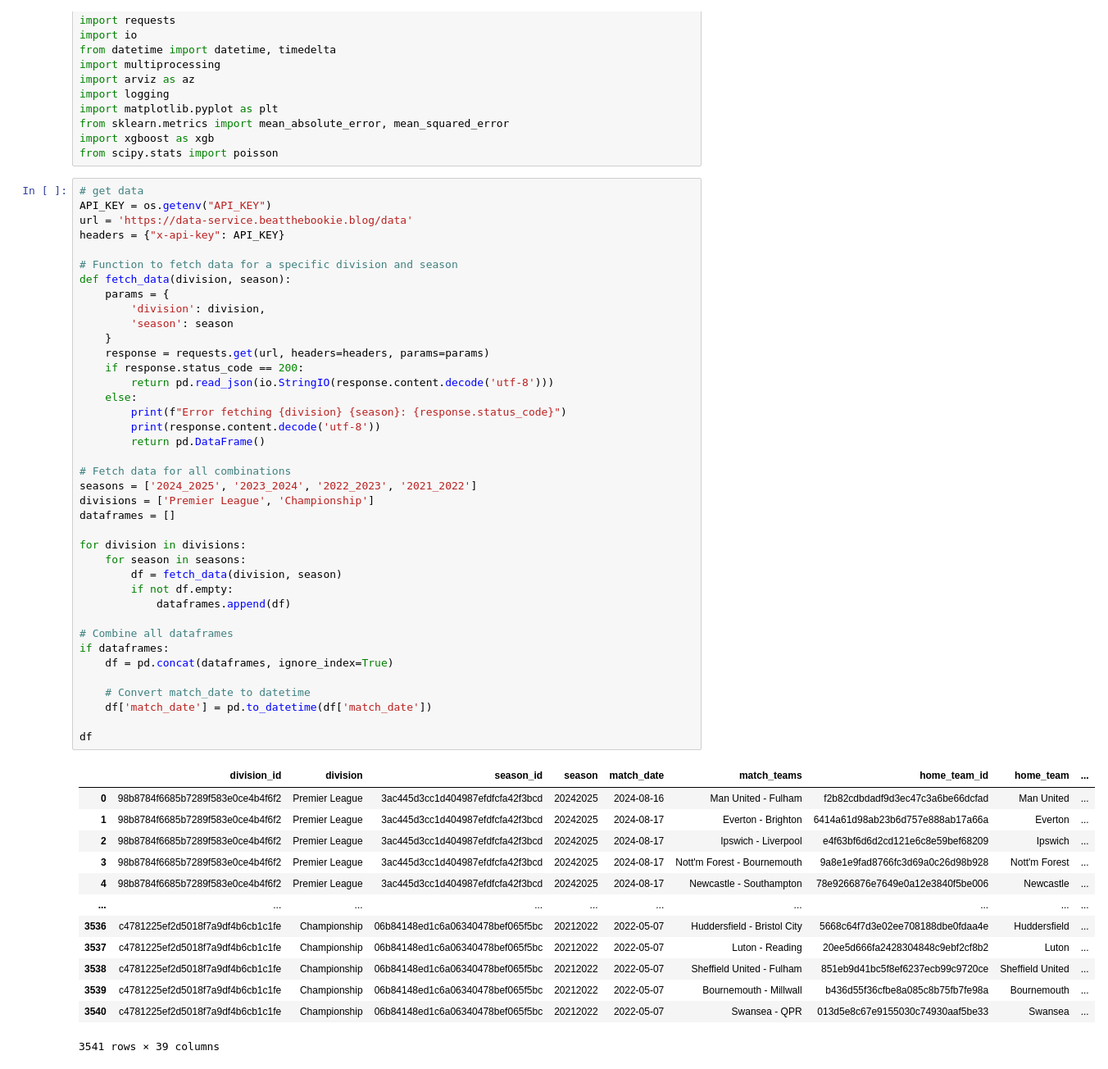
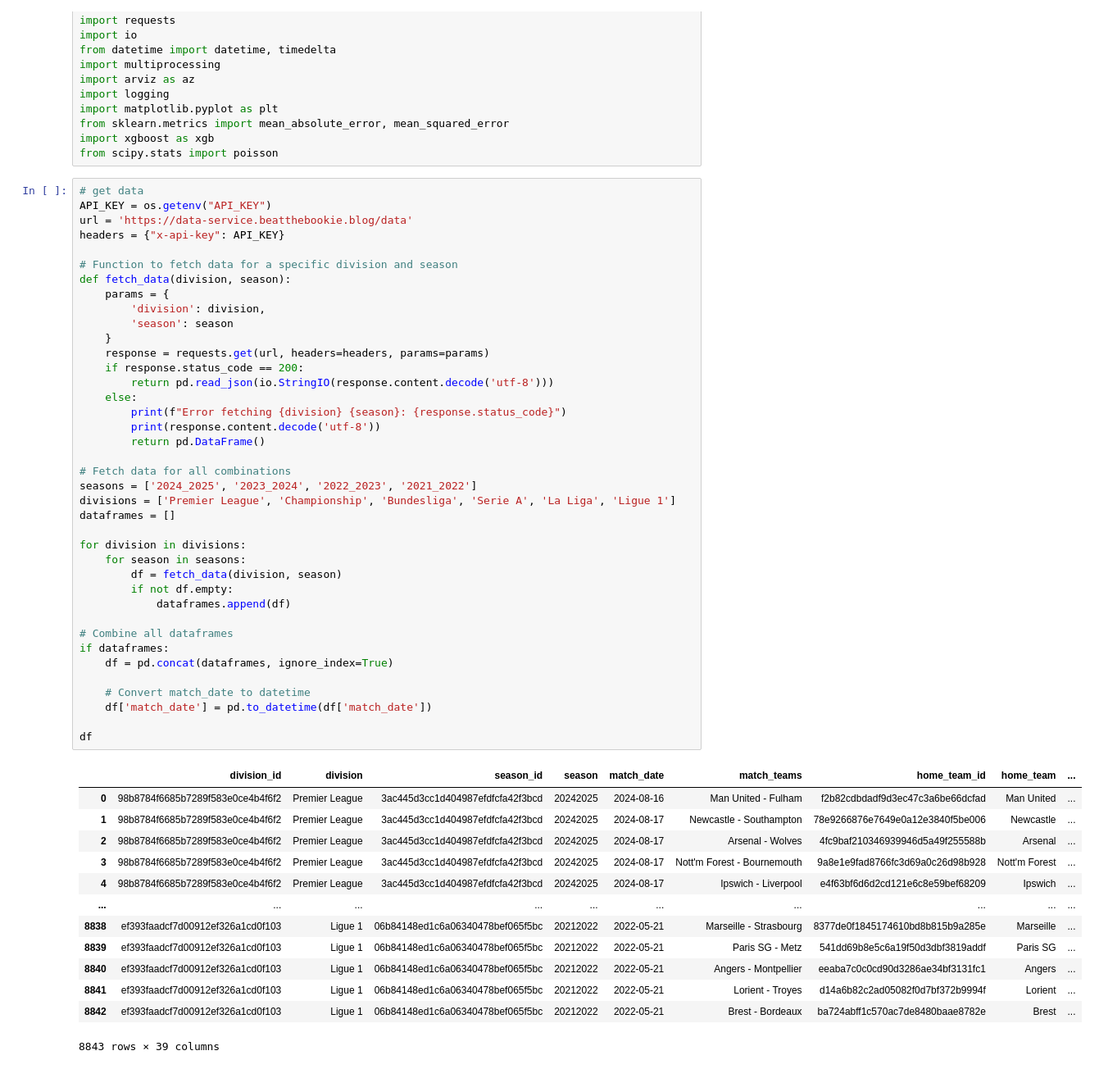
Before and after one commit to louis-porter/team-eval, a Jupyter notebook: ml/xgboost_model.ipynb, the cells around one changed output. Shown at 82% size. Saved outputs shown, nothing was run; the diff lists cells and outputs as text.

```diff
--- a/ml/xgboost_model.ipynb
+++ b/ml/xgboost_model.ipynb
@@ -26,45 +26,45 @@ def fetch_data(division, season):
     }
     response = requests.get(url, headers=headers, params=params)
     if response.status_code == 200:
         return pd.read_json(io.StringIO(response.content.decode('utf-8')))
     else:
         print(f"Error fetching {division} {season}: {response.status_code}")
         print(response.content.decode('utf-8'))
         return pd.DataFrame()
 
 # Fetch data for all combinations
 seasons = ['2024_2025', '2023_2024', '2022_2023', '2021_2022']
-divisions = ['Premier League', 'Championship']
+divisions = ['Premier League', 'Championship', 'Bundesliga', 'Serie A', 'La Liga', 'Ligue 1']
 dataframes = []
 
 for division in divisions:
     for season in seasons:
         df = fetch_data(division, season)
         if not df.empty:
             dataframes.append(df)
 
 # Combine all dataframes
 if dataframes:
     df = pd.concat(dataframes, ignore_index=True)
 
     # Convert match_date to datetime
     df['match_date'] = pd.to_datetime(df['match_date'])
 
 df
 # %% [output]
 |  | division_id | division | season_id | season | match_date | match_teams | home_team_id | home_team | ... |
 | 0 | 98b8784f6685b7289f583e0ce4b4f6f2 | Premier League | 3ac445d3cc1d404987efdfcfa42f3bcd | 20242025 | 2024-08-16 | Man United - Fulham | f2b82cdbdadf9d3ec47c3a6be66dcfad | Man United | ... |
-| 1 | 98b8784f6685b7289f583e0ce4b4f6f2 | Premier League | 3ac445d3cc1d404987efdfcfa42f3bcd | 20242025 | 2024-08-17 | Everton - Brighton | 6414a61d98ab23b6d757e888ab17a66a | Everton | ... |
-| 2 | 98b8784f6685b7289f583e0ce4b4f6f2 | Premier League | 3ac445d3cc1d404987efdfcfa42f3bcd | 20242025 | 2024-08-17 | Ipswich - Liverpool | e4f63bf6d6d2cd121e6c8e59bef68209 | Ipswich | ... |
+| 1 | 98b8784f6685b7289f583e0ce4b4f6f2 | Premier League | 3ac445d3cc1d404987efdfcfa42f3bcd | 20242025 | 2024-08-17 | Newcastle - Southampton | 78e9266876e7649e0a12e3840f5be006 | Newcastle | ... |
+| 2 | 98b8784f6685b7289f583e0ce4b4f6f2 | Premier League | 3ac445d3cc1d404987efdfcfa42f3bcd | 20242025 | 2024-08-17 | Arsenal - Wolves | 4fc9baf210346939946d5a49f255588b | Arsenal | ... |
 | 3 | 98b8784f6685b7289f583e0ce4b4f6f2 | Premier League | 3ac445d3cc1d404987efdfcfa42f3bcd | 20242025 | 2024-08-17 | Nott'm Forest - Bournemouth | 9a8e1e9fad8766fc3d69a0c26d98b928 | Nott'm Forest | ... |
-| 4 | 98b8784f6685b7289f583e0ce4b4f6f2 | Premier League | 3ac445d3cc1d404987efdfcfa42f3bcd | 20242025 | 2024-08-17 | Newcastle - Southampton | 78e9266876e7649e0a12e3840f5be006 | Newcastle | ... |
+| 4 | 98b8784f6685b7289f583e0ce4b4f6f2 | Premier League | 3ac445d3cc1d404987efdfcfa42f3bcd | 20242025 | 2024-08-17 | Ipswich - Liverpool | e4f63bf6d6d2cd121e6c8e59bef68209 | Ipswich | ... |
 | ... | ... | ... | ... | ... | ... | ... | ... | ... | ... |
-| 3536 | c4781225ef2d5018f7a9df4b6cb1c1fe | Championship | 06b84148ed1c6a06340478bef065f5bc | 20212022 | 2022-05-07 | Huddersfield - Bristol City | 5668c64f7d3e02ee708188dbe0fdaa4e | Huddersfield | ... |
-| 3537 | c4781225ef2d5018f7a9df4b6cb1c1fe | Championship | 06b84148ed1c6a06340478bef065f5bc | 20212022 | 2022-05-07 | Luton - Reading | 20ee5d666fa2428304848c9ebf2cf8b2 | Luton | ... |
-| 3538 | c4781225ef2d5018f7a9df4b6cb1c1fe | Championship | 06b84148ed1c6a06340478bef065f5bc | 20212022 | 2022-05-07 | Sheffield United - Fulham | 851eb9d41bc5f8ef6237ecb99c9720ce | Sheffield United | ... |
-| 3539 | c4781225ef2d5018f7a9df4b6cb1c1fe | Championship | 06b84148ed1c6a06340478bef065f5bc | 20212022 | 2022-05-07 | Bournemouth - Millwall | b436d55f36cfbe8a085c8b75fb7fe98a | Bournemouth | ... |
-| 3540 | c4781225ef2d5018f7a9df4b6cb1c1fe | Championship | 06b84148ed1c6a06340478bef065f5bc | 20212022 | 2022-05-07 | Swansea - QPR | 013d5e8c67e9155030c74930aaf5be33 | Swansea | ... |
+| 8838 | ef393faadcf7d00912ef326a1cd0f103 | Ligue 1 | 06b84148ed1c6a06340478bef065f5bc | 20212022 | 2022-05-21 | Marseille - Strasbourg | 8377de0f1845174610bd8b815b9a285e | Marseille | ... |
+| 8839 | ef393faadcf7d00912ef326a1cd0f103 | Ligue 1 | 06b84148ed1c6a06340478bef065f5bc | 20212022 | 2022-05-21 | Paris SG - Metz | 541dd69b8e5c6a19f50d3dbf3819addf | Paris SG | ... |
+| 8840 | ef393faadcf7d00912ef326a1cd0f103 | Ligue 1 | 06b84148ed1c6a06340478bef065f5bc | 20212022 | 2022-05-21 | Angers - Montpellier | eeaba7c0c0cd90d3286ae34bf3131fc1 | Angers | ... |
+| 8841 | ef393faadcf7d00912ef326a1cd0f103 | Ligue 1 | 06b84148ed1c6a06340478bef065f5bc | 20212022 | 2022-05-21 | Lorient - Troyes | d14a6b82c2ad05082f0d7bf372b9994f | Lorient | ... |
+| 8842 | ef393faadcf7d00912ef326a1cd0f103 | Ligue 1 | 06b84148ed1c6a06340478bef065f5bc | 20212022 | 2022-05-21 | Brest - Bordeaux | ba724abff1c570ac7de8480baae8782e | Brest | ... |
-3541 rows × 39 columns
+8843 rows × 39 columns
 # %%
 # Separates out the home vs away and allows every team to have an individual row of data. Allows us to feature engineer home effect easier.
 home_df = df[["division", "season", "match_date",
```
Also changed, not shown: parts of 11 cells of this notebook, 1 other file.
